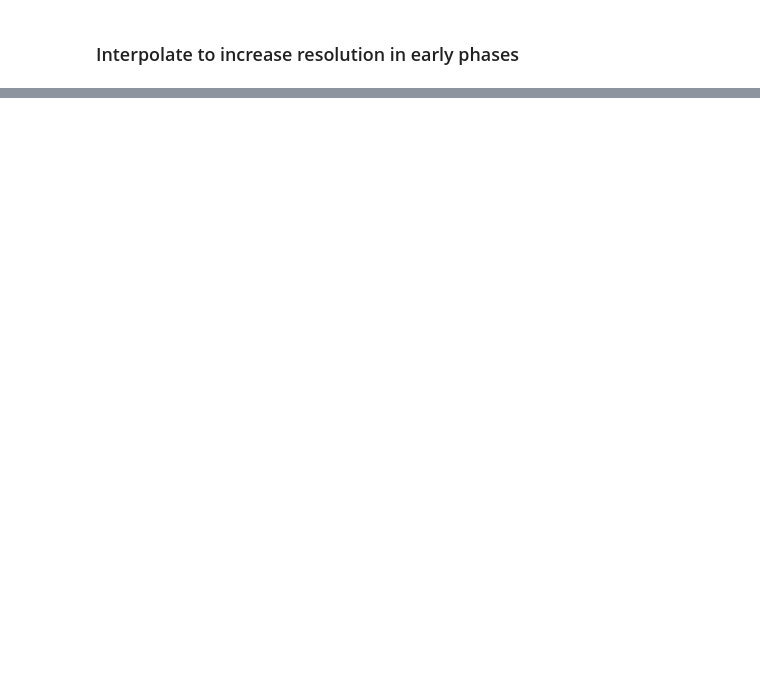
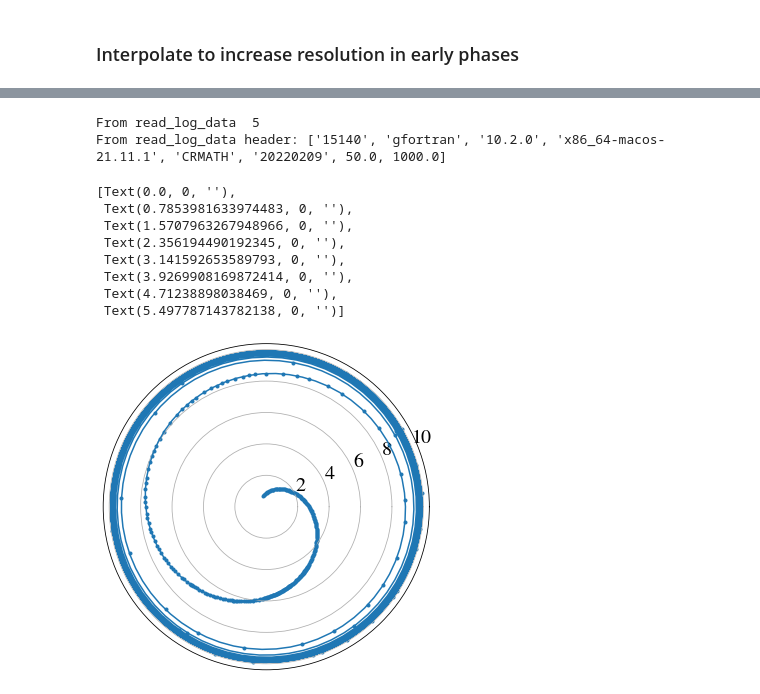
Before and after one commit to matteocantiello/planetaryengulfments, a Jupyter notebook: Dropbox (Personal)/work/engulfment/15140/paper_figures.ipynb, the cells around one changed output, grey strips where cells are left out. Saved outputs shown, nothing was run; the diff lists cells and outputs as text; code cells hidden in the pictures; blank space fills up the shorter version.

```diff
--- a/Dropbox (Personal)/work/engulfment/15140/paper_figures.ipynb
+++ b/Dropbox (Personal)/work/engulfment/15140/paper_figures.ipynb
@@ -571,0 +694,71 @@ From read_log_data header: [1, 3101, 1.0, 0.02, 40451.13506318735, 40451.1350631
+# %%
+from scipy.interpolate import interp1d
+import matplotlib.cm as cm
+import matplotlib as mtpl
+
+h=mr.MesaData(DATA10+'/LOGS/history.data')
+
+# Number of orbits per timesep
+
+age=(h.star_age)#*365.0
+r=h.Orbital_separation*c.rsun # cm
+vv=h.Orbital_velocity*1e5 # cm/s
+dt=(10**h.log_dt)*secyer # s
+orbits_dt=(vv*dt)/(2*np.pi*r)
+f=h.Log_Destruction_factor
+area=h.Engulfed_fraction
+
+# Identify plunge-in phase
+
+i=0
+while (f[i] <= 0.0) and (i < len(f)-1):
+    i=i+1
+# Beginning of plunge-in phase (end grazing)
+j=0
+while (area[j] < 1.0) and (j <= len(area)) and (i < len(f)-1):
+    j=j+1
+
+alpha=np.zeros(len(vv))
+alpha[0]=0.0
+i=1
+while (i<len(vv)-1) and (r[i] > min(r)):
+ dalpha = (vv[i]*dt[i])/(2*np.pi*r[i]) # dalpha = 1 if vdt = 2pir
+ alpha[i] = alpha[i-1]+dalpha
+ i = i+1
+
+ax = plt.subplot(111, projection='polar')
+ax.scatter(alpha[j:i] , r[j:i]/c.rsun,marker=".")
+
+ax.set_rscale('linear')
+
+# Arrays for interpolation
+x = alpha[j:i]
+y = r[j:i]/c.rsun
+
+# Cubic interpolation
+
+f2 = interp1d(x , y, kind='cubic')
+
+# Create new xgrid
+res = 0.1 # interpolation resolution
+xnew = np.arange(min(alpha[j:i]),max(alpha[j:i]),res)
+
+# Create Polar Coordinate Plot  (Note that we have selected only data from plunge-in phase)
+
+ax = plt.subplot(111, projection='polar')
+ax.plot(xnew, f2(xnew), '-')
+ax.xaxis.grid(False)
+ax.set_xticklabels([])
+#ax.set_yticklabels(['2', '4', '6', '8', r'10$\,$R$_\odot$'])
+# %% [output]
+From read_log_data  5
+From read_log_data header: ['15140', 'gfortran', '10.2.0', 'x86_64-macos-21.11.1', 'CRMATH', '20220209', 50.0, 1000.0]
+[Text(0.0, 0, ''),
+ Text(0.7853981633974483, 0, ''),
+ Text(1.5707963267948966, 0, ''),
+ Text(2.356194490192345, 0, ''),
+ Text(3.141592653589793, 0, ''),
+ Text(3.9269908169872414, 0, ''),
+ Text(4.71238898038469, 0, ''),
+ Text(5.497787143782138, 0, '')]
+[figure, added]
```
Also changed, not shown: parts of 10 cells of this notebook, 19 other files.
